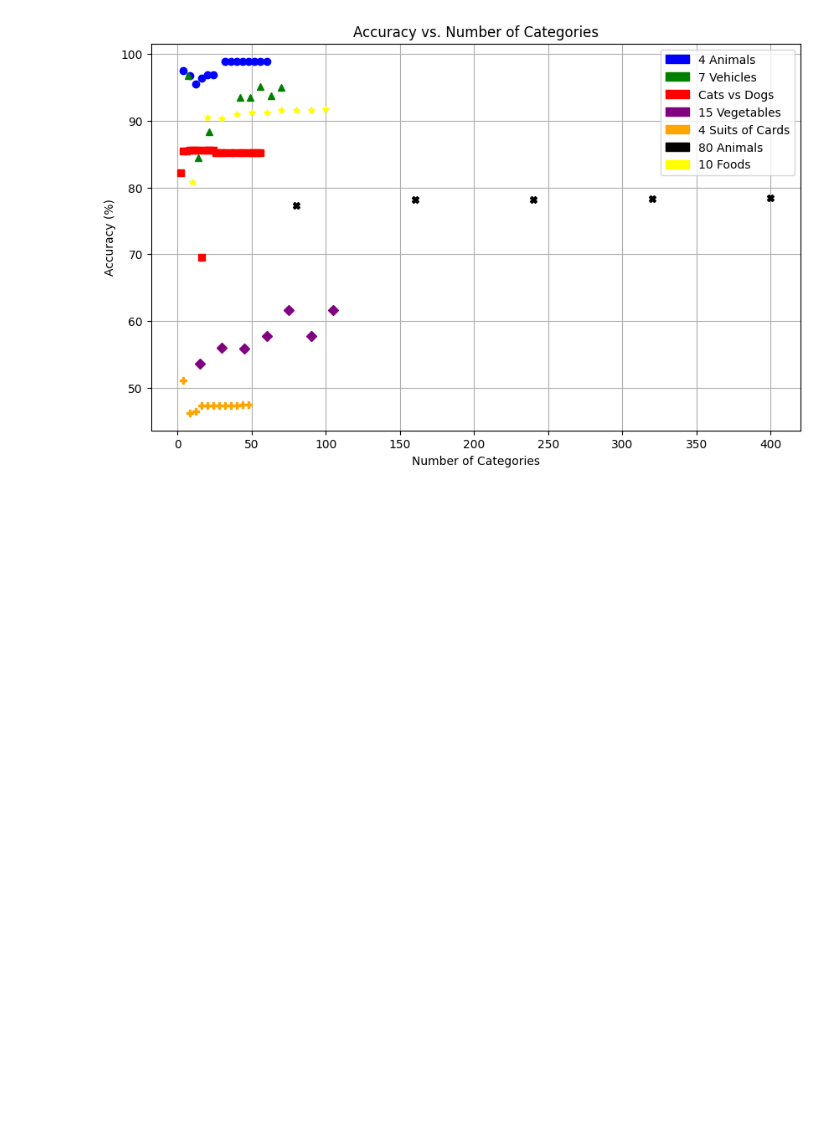
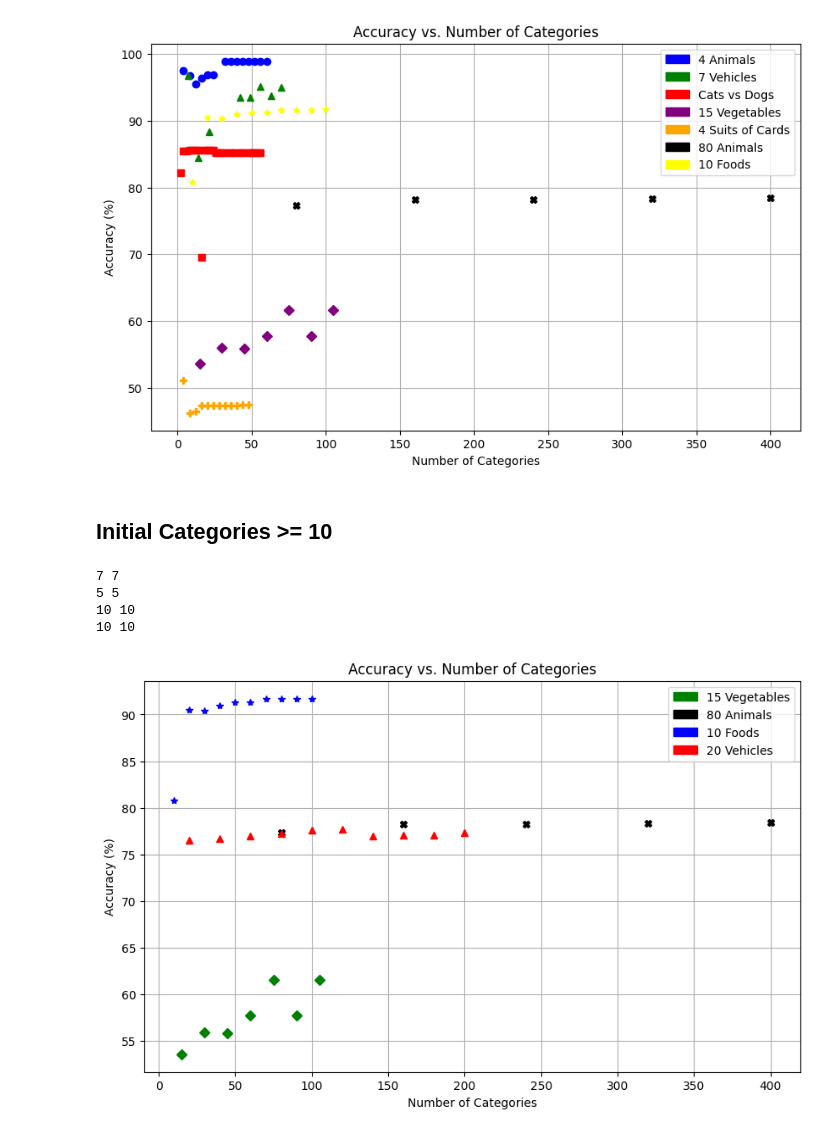
Before and after one commit to anthony-lamelas/CLIP_category_singularity, a Jupyter notebook: Tested Datasets and Graphing/graphing.ipynb, the cells around one changed output. Saved outputs shown, nothing was run; the diff lists cells and outputs as text; code cells hidden in the pictures; blank space fills up the shorter version.

Commit message:
updated with 20 vehicles dataset

```diff
--- a/Tested Datasets and Graphing/graphing.ipynb
+++ b/Tested Datasets and Graphing/graphing.ipynb
@@ -1781,3 +1958,17 @@ food10_counts = {10 : [aOcheck_accuracy("food10/f10.csv", f10)],
                  90 : [aOcheck_accuracy("food10/f90.csv",f90)],
                  100 : [aOcheck_accuracy("food10/f100.csv",f100)]
                  }
+# %%
+v20_counts = {
+    20 : [aOcheck_accuracy("vehicle20/v20.csv", v20)],
+    40 : [aOcheck_accuracy("vehicle20/v40.csv", v40)],
+    60 : [aOcheck_accuracy("vehicle20/v60.csv", v60)],
+    80 : [aOcheck_accuracy("vehicle20/v80.csv", v80)],
+    100 : [aOcheck_accuracy("vehicle20/v100.csv", v100)],
+    120 : [aOcheck_accuracy("vehicle20/v120.csv", v120)],
+    140 : [aOcheck_accuracy("vehicle20/v140.csv", v140)],
+    160 : [aOcheck_accuracy("vehicle20/v160.csv", v160)],
+    180 : [aOcheck_accuracy("vehicle20/v180.csv", v180)],
+    200 : [aOcheck_accuracy("vehicle20/v200.csv", v200)]
+}
+print(aOcheck_accuracy("vehicle20/v40.csv", v40))
@@ -1846,3 +2041,40 @@ plt.show()
 5 5
 10 10
 [figure]
+# %% [markdown]
+## Initial Categories >= 10
+# %%
+plt.figure(figsize=(10, 6))
+plt.xlabel('Number of Categories')
+plt.ylabel('Accuracy (%)')
+plt.title('Accuracy vs. Number of Categories')
+plt.grid()
+plt.legend()
+
+#Calling function
+append_accuracies(veg_counts,"Vegetables15", "green", "D")
+append_accuracies(animal80_counts,"Animal80", "black", "X")
+append_accuracies(food10_counts, "food10", "blue", "*" )
+append_accuracies(v20_counts,"Vehicle20", "red", "^")
+
+
+veg_patch = mpatches.Patch(color='green', label='15 Vegetables')
+a80_patch = mpatches.Patch(color='black', label='80 Animals')
+f10_patch = mpatches.Patch(color = 'blue', label='10 Foods')
+v20_patch = mpatches.Patch(color = 'red', label='20 Vehicles')
+
+
+plt.legend(handles=[veg_patch, a80_patch, f10_patch, v20_patch])
+
+#Axis ranges
+
+# plt.xlim(0, 80)
+# plt.ylim(0, 100)
+
+plt.show()
+# %% [output]
+7 7
+5 5
+10 10
+10 10
+[figure, added]
```
Also changed, not shown: parts of 58 cells of this notebook, 20 other files.
